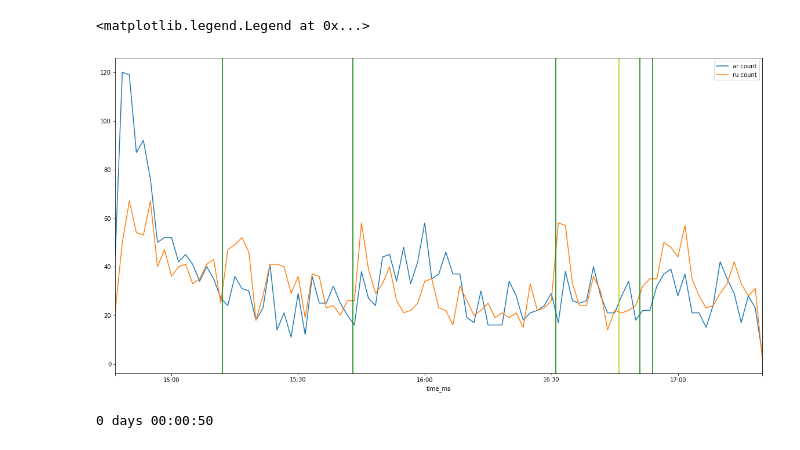
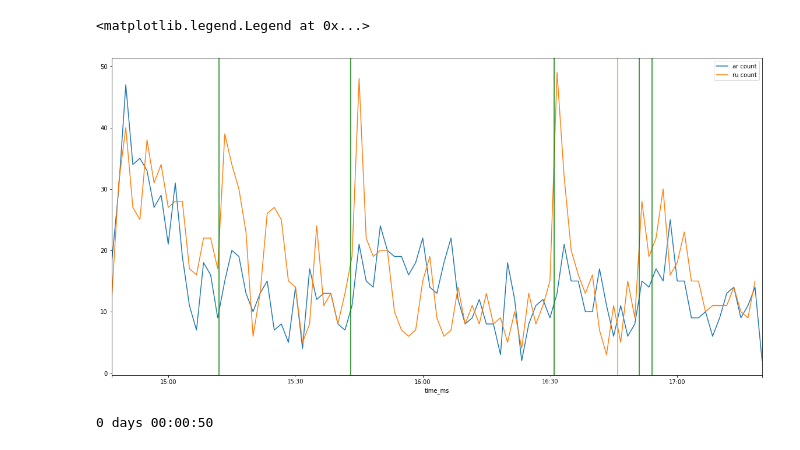
Before and after one commit to glouwa/TwitterLanguageAnalyser, a Jupyter notebook: timeseries.ipynb, the cells around one changed output. Cells and saved outputs as stored; diff of their text form; code cells hidden in the pictures.

Commit message:
tweet-retweet

```diff
--- a/timeseries.ipynb
+++ b/timeseries.ipynb
@@ -5,34 +5,35 @@ import matplotlib.pyplot as plt
 
 # kickoff 17:01,
 # goal at: 12, 43, 71, 91, 94
 
 df = pd.read_csv('first-game-panda-frame_big.csv')
 
 df['time_ms'] = pd.to_datetime(df['time_ms'], unit='ms')
 df = df.set_index('time_ms')
+df = df[df['is_retweet'] == 0]
 
 ar = df[df['lang'] == 'ar']
 ru = df[df['lang'] == 'ru']
 
 plt.figure(figsize=(20,10))
 
 v = 'anger' #sentiment,anger,joy,sadness,fear,surprise
 f = '100S'
 ar[v].resample(f).count().plot(label='ar count')
 ru[v].resample(f).count().plot(label='ru count')
 
 from datetime import datetime
 plt.axvline(x=datetime.strptime('2018-06-14 15:12', '%Y-%m-%d %H:%M'), color='g')
 plt.axvline(x=datetime.strptime('2018-06-14 15:43', '%Y-%m-%d %H:%M'), color='g')
 plt.axvline(x=datetime.strptime('2018-06-14 16:31', '%Y-%m-%d %H:%M'), color='g')
 plt.axvline(x=datetime.strptime('2018-06-14 16:51', '%Y-%m-%d %H:%M'), color='g')
 plt.axvline(x=datetime.strptime('2018-06-14 16:54', '%Y-%m-%d %H:%M'), color='g')
 plt.axvline(x=datetime.strptime('2018-06-14 16:46', '%Y-%m-%d %H:%M'), color='y')
 
 plt.legend(bbox_to_anchor=(1, 1))
 # %% [output]
 <matplotlib.legend.Legend at 0x...>
-[figure, old version]
+[figure, new version]
 # %%
 %matplotlib inline
 import pandas as pd
```
Also changed, not shown: parts of 5 cells of this notebook, 3 other files.
